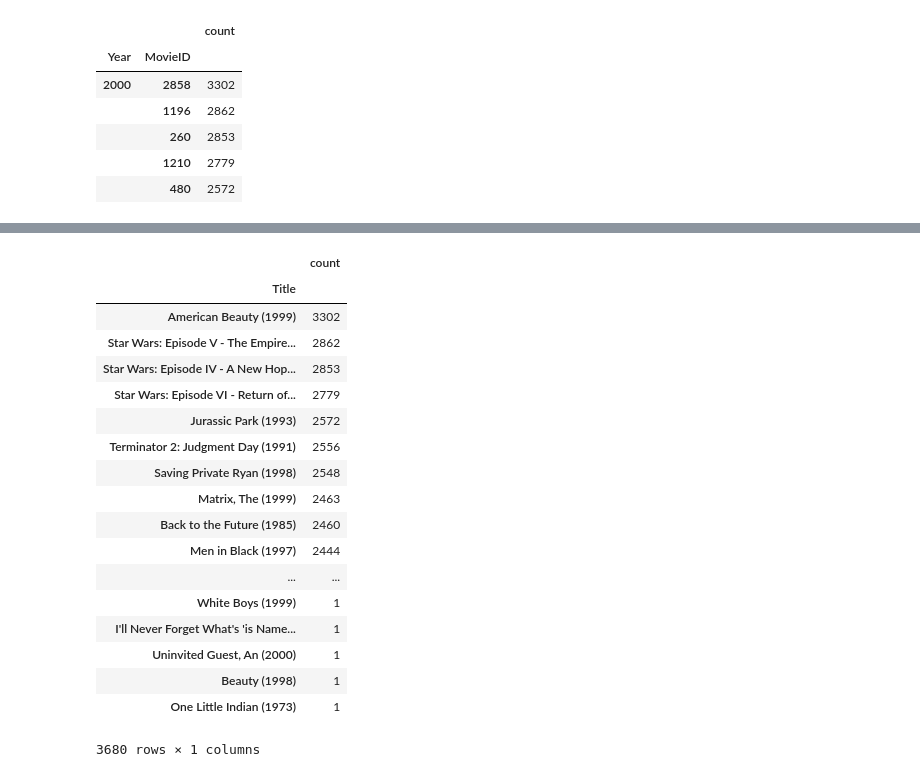
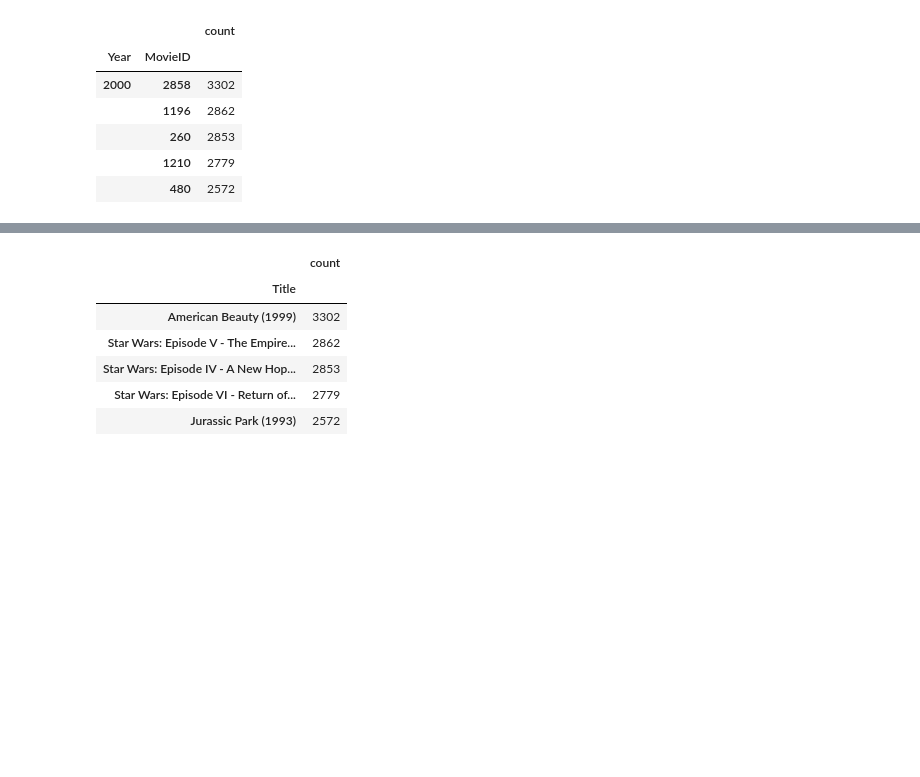
Before and after one commit to amprova/Larger_scale_data, a Jupyter notebook: project2/data_summary.ipynb, the cells around one changed output, grey strips where cells are left out. Saved outputs shown, nothing was run; the diff lists cells and outputs as text; code cells hidden in the pictures; blank space fills up the shorter version.

```diff
--- a/project2/data_summary.ipynb
+++ b/project2/data_summary.ipynb
@@ -431,23 +399,11 @@ evergreen_movies.sort_values(by = 'count', ascending = False)
 # %%
 a = groupby_count(joined, ['Year','Title'], 'Rating')
-a.loc[2000].sort_values(by='count', ascending= False)
+a.loc[2000].sort_values(by='count', ascending= False).head()
 # %% [output]
 |  | count |
 | Title |  |
 | American Beauty (1999) | 3302 |
 | Star Wars: Episode V - The Empire... | 2862 |
 | Star Wars: Episode IV - A New Hop... | 2853 |
 | Star Wars: Episode VI - Return of... | 2779 |
 | Jurassic Park (1993) | 2572 |
-| Terminator 2: Judgment Day (1991) | 2556 |
-| Saving Private Ryan (1998) | 2548 |
-| Matrix, The (1999) | 2463 |
-| Back to the Future (1985) | 2460 |
-| Men in Black (1997) | 2444 |
-| ... | ... |
-| White Boys (1999) | 1 |
-| I'll Never Forget What's 'is Name... | 1 |
-| Uninvited Guest, An (2000) | 1 |
-| Beauty (1998) | 1 |
-| One Little Indian (1973) | 1 |
-3680 rows × 1 columns
```
Also changed, not shown: parts of 2 cells of this notebook, 30 other files.
